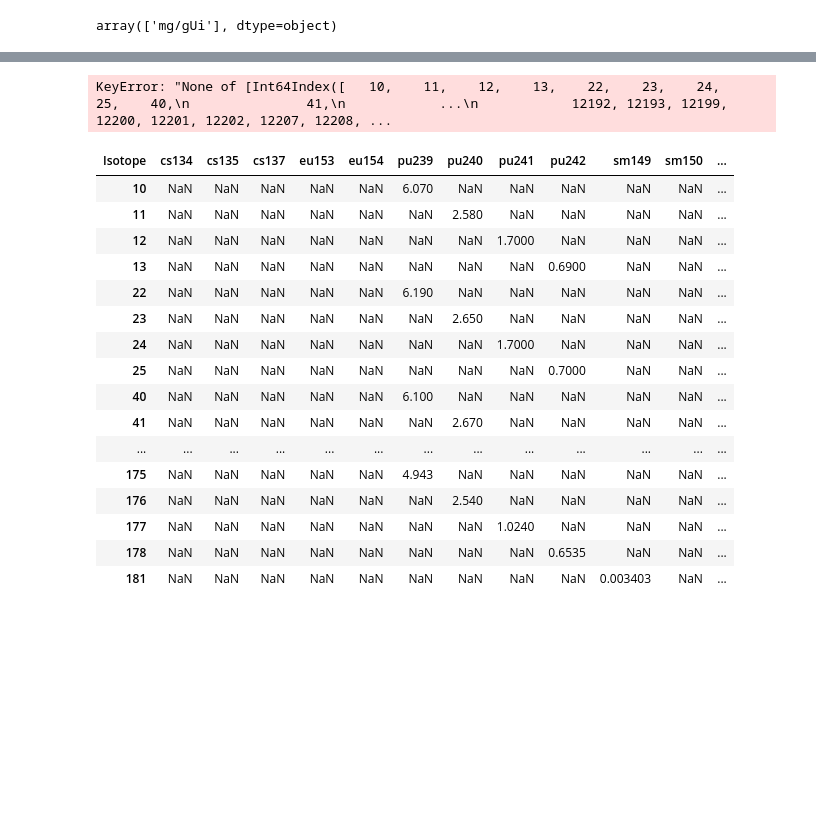
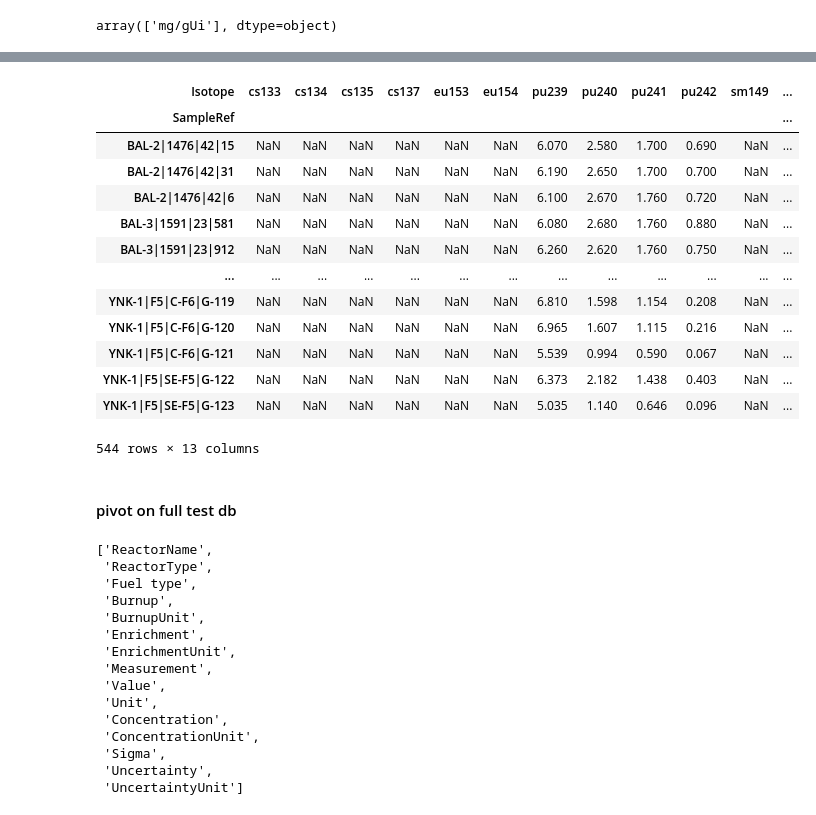
Before and after one commit to opotowsky/sfcompo, a Jupyter notebook: format_clean/format_clean.ipynb, the cells around one changed output, grey strips where cells are left out. Cells and saved outputs as stored; diff of their text form; code cells hidden in the pictures; blank space fills up the shorter version.

Commit message:
discovered duplicate isotope measurements in DB, working on pivoot still

```diff
--- a/format_clean/format_clean.ipynb
+++ b/format_clean/format_clean.ipynb
@@ -103,7 +104,7 @@ array(['mg/gUi'], dtype=object)
 # %%
 test.Isotope = test.Isotope.str.lower()
 # %%
-nuc15 = ['cs-133', 'cs134', 'cs135', 'cs137', 'eu153',
+nuc15 = ['cs133', 'cs134', 'cs135', 'cs137', 'eu153',
          'eu154', 'ba136', 'ba138', 'sm149', 'sm150',
          'sm152', 'pu239', 'pu240', 'pu241', 'pu242'
         ]
@@ -110,0 +141,2 @@ test = test[test.Isotope.isin(nuc15)]
+# %%
+test.drop_duplicates(['SampleRef', 'Isotope'], inplace=True)
@@ -113,24 +155,40 @@ df = test[['SampleRef', 'Isotope', 'Concentration']]
 # %%
-df = df.pivot(index=df.index, columns='Isotope', values='Concentration')
+df.pivot(index='SampleRef', columns='Isotope', values='Concentration')
 # %% [output]
+| Isotope | cs133 | cs134 | cs135 | cs137 | eu153 | eu154 | pu239 | pu240 | pu241 | pu242 | sm149 | ... |
+| SampleRef |  |  |  |  |  |  |  |  |  |  |  | ... |
+| BAL-2|1476|42|15 | NaN | NaN | NaN | NaN | NaN | NaN | 6.070 | 2.580 | 1.700 | 0.690 | NaN | ... |
+| BAL-2|1476|42|31 | NaN | NaN | NaN | NaN | NaN | NaN | 6.190 | 2.650 | 1.700 | 0.700 | NaN | ... |
+| BAL-2|1476|42|6 | NaN | NaN | NaN | NaN | NaN | NaN | 6.100 | 2.670 | 1.760 | 0.720 | NaN | ... |
+| BAL-3|1591|23|581 | NaN | NaN | NaN | NaN | NaN | NaN | 6.080 | 2.680 | 1.760 | 0.880 | NaN | ... |
+| BAL-3|1591|23|912 | NaN | NaN | NaN | NaN | NaN | NaN | 6.260 | 2.620 | 1.760 | 0.750 | NaN | ... |
+| ... | ... | ... | ... | ... | ... | ... | ... | ... | ... | ... | ... | ... |
+| YNK-1|F5|C-F6|G-119 | NaN | NaN | NaN | NaN | NaN | NaN | 6.810 | 1.598 | 1.154 | 0.208 | NaN | ... |
+| YNK-1|F5|C-F6|G-120 | NaN | NaN | NaN | NaN | NaN | NaN | 6.965 | 1.607 | 1.115 | 0.216 | NaN | ... |
+| YNK-1|F5|C-F6|G-121 | NaN | NaN | NaN | NaN | NaN | NaN | 5.539 | 0.994 | 0.590 | 0.067 | NaN | ... |
+| YNK-1|F5|SE-F5|G-122 | NaN | NaN | NaN | NaN | NaN | NaN | 6.373 | 2.182 | 1.438 | 0.403 | NaN | ... |
+| YNK-1|F5|SE-F5|G-123 | NaN | NaN | NaN | NaN | NaN | NaN | 5.035 | 1.140 | 0.646 | 0.096 | NaN | ... |
-KeyError: "None of [Int64Index([   10,    11,    12,    13,    22,    23,    24,    25,    40,\n               41,\n            ...\n            12192, 12193, 12199, 12200, 12201, 12202, 12207, 12208, ...
+544 rows × 13 columns
-# %%
-df.head(50)
-# %% [output]
-| Isotope | cs134 | cs135 | cs137 | eu153 | eu154 | pu239 | pu240 | pu241 | pu242 | sm149 | sm150 | ... |
-| 10 | NaN | NaN | NaN | NaN | NaN | 6.070 | NaN | NaN | NaN | NaN | NaN | ... |
-| 11 | NaN | NaN | NaN | NaN | NaN | NaN | 2.580 | NaN | NaN | NaN | NaN | ... |
-| 12 | NaN | NaN | NaN | NaN | NaN | NaN | NaN | 1.7000 | NaN | NaN | NaN | ... |
-| 13 | NaN | NaN | NaN | NaN | NaN | NaN | NaN | NaN | 0.6900 | NaN | NaN | ... |
-| 22 | NaN | NaN | NaN | NaN | NaN | 6.190 | NaN | NaN | NaN | NaN | NaN | ... |
-| 23 | NaN | NaN | NaN | NaN | NaN | NaN | 2.650 | NaN | NaN | NaN | NaN | ... |
-| 24 | NaN | NaN | NaN | NaN | NaN | NaN | NaN | 1.7000 | NaN | NaN | NaN | ... |
-| 25 | NaN | NaN | NaN | NaN | NaN | NaN | NaN | NaN | 0.7000 | NaN | NaN | ... |
-| 40 | NaN | NaN | NaN | NaN | NaN | 6.100 | NaN | NaN | NaN | NaN | NaN | ... |
-| 41 | NaN | NaN | NaN | NaN | NaN | NaN | 2.670 | NaN | NaN | NaN | NaN | ... |
-| ... | ... | ... | ... | ... | ... | ... | ... | ... | ... | ... | ... | ... |
-| 175 | NaN | NaN | NaN | NaN | NaN | 4.943 | NaN | NaN | NaN | NaN | NaN | ... |
-| 176 | NaN | NaN | NaN | NaN | NaN | NaN | 2.540 | NaN | NaN | NaN | NaN | ... |
-| 177 | NaN | NaN | NaN | NaN | NaN | NaN | NaN | 1.0240 | NaN | NaN | NaN | ... |
-| 178 | NaN | NaN | NaN | NaN | NaN | NaN | NaN | NaN | 0.6535 | NaN | NaN | ... |
-| 181 | NaN | NaN | NaN | NaN | NaN | NaN | NaN | NaN | NaN | 0.003403 | NaN | ... |
+# %% [markdown]
+#### pivot on full test db
+# %%
+val_list = test.columns.tolist()
+val_list.remove('Isotope')
+val_list.remove('SampleRef')
+val_list
+# %% [output]
+['ReactorName',
+ 'ReactorType',
+ 'Fuel type',
+ 'Burnup',
+ 'BurnupUnit',
+ 'Enrichment',
+ 'EnrichmentUnit',
+ 'Measurement',
+ 'Value',
+ 'Unit',
+ 'Concentration',
+ 'ConcentrationUnit',
+ 'Sigma',
+ 'Uncertainty',
+ 'UncertaintyUnit']
```
Also changed, not shown: parts of 9 cells of this notebook.
